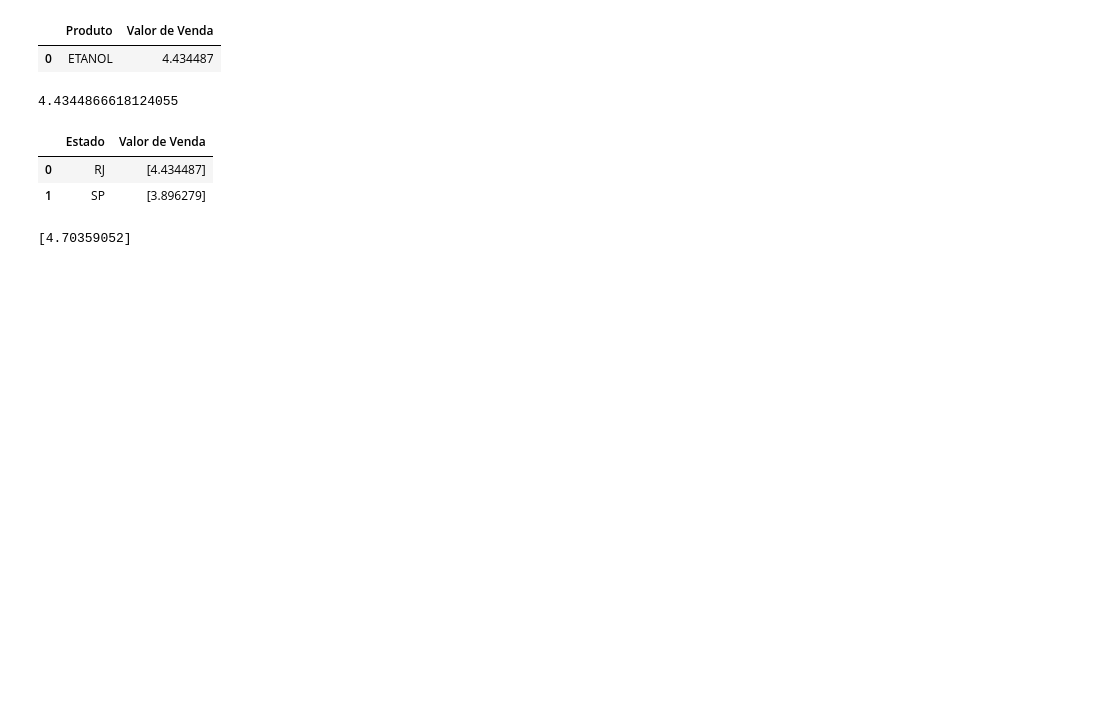
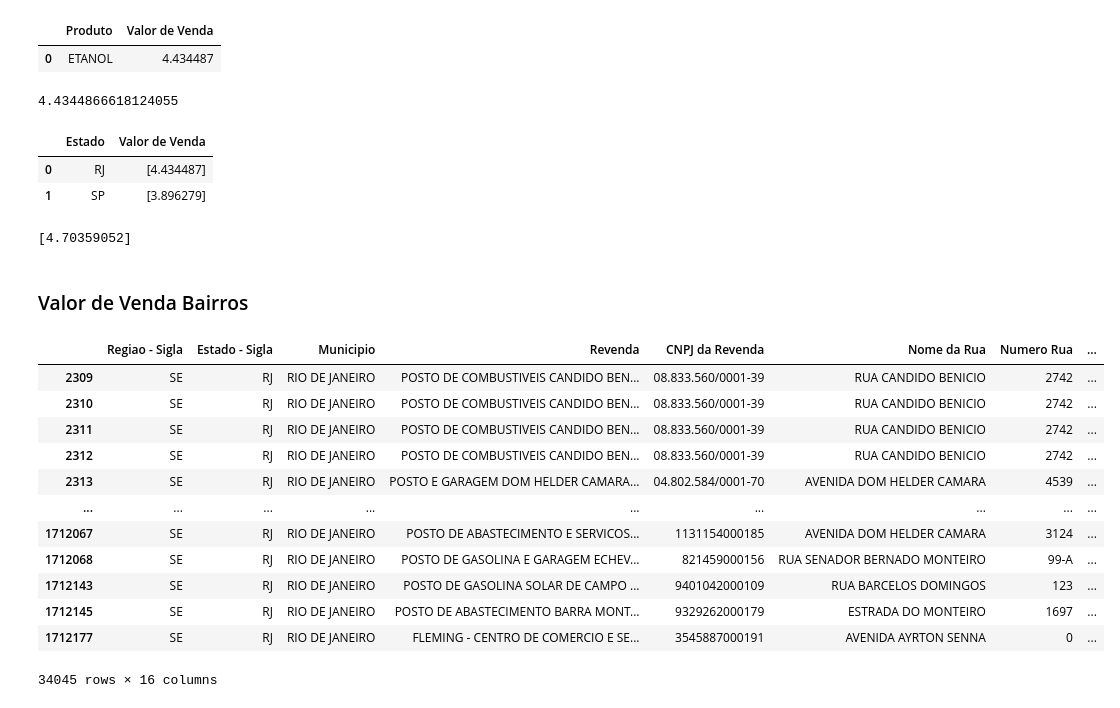
Before and after one commit to RafaelCruz660/UC2_Senac_dados, a Jupyter notebook: Precos_Combustivel_Brasil.ipynb, the cells around one changed output. Saved outputs shown, nothing was run; the diff lists cells and outputs as text; code cells hidden in the pictures; blank space fills up the shorter version.

```diff
--- a/Precos_Combustivel_Brasil.ipynb
+++ b/Precos_Combustivel_Brasil.ipynb
@@ -210,3 +212,22 @@ limite_inferior = q1 - (1.5 * iqr)
 print(limite_superior)
 # %% [output]
 [4.70359052]
+# %% [markdown]
+### Valor de Venda Bairros
+# %%
+df_rj2 = df.loc[df['Municipio'] == 'RIO DE JANEIRO']
+df_rj2
+# %% [output]
+|  | Regiao - Sigla | Estado - Sigla | Municipio | Revenda | CNPJ da Revenda | Nome da Rua | Numero Rua | ... |
+| 2309 | SE | RJ | RIO DE JANEIRO | POSTO DE COMBUSTIVEIS CANDIDO BEN... | 08.833.560/0001-39 | RUA CANDIDO BENICIO | 2742 | ... |
+| 2310 | SE | RJ | RIO DE JANEIRO | POSTO DE COMBUSTIVEIS CANDIDO BEN... | 08.833.560/0001-39 | RUA CANDIDO BENICIO | 2742 | ... |
+| 2311 | SE | RJ | RIO DE JANEIRO | POSTO DE COMBUSTIVEIS CANDIDO BEN... | 08.833.560/0001-39 | RUA CANDIDO BENICIO | 2742 | ... |
+| 2312 | SE | RJ | RIO DE JANEIRO | POSTO DE COMBUSTIVEIS CANDIDO BEN... | 08.833.560/0001-39 | RUA CANDIDO BENICIO | 2742 | ... |
+| 2313 | SE | RJ | RIO DE JANEIRO | POSTO E GARAGEM DOM HELDER CAMARA... | 04.802.584/0001-70 | AVENIDA DOM HELDER CAMARA | 4539 | ... |
+| ... | ... | ... | ... | ... | ... | ... | ... | ... |
+| 1712067 | SE | RJ | RIO DE JANEIRO | POSTO DE ABASTECIMENTO E SERVICOS... | 1131154000185 | AVENIDA DOM HELDER CAMARA | 3124 | ... |
+| 1712068 | SE | RJ | RIO DE JANEIRO | POSTO DE GASOLINA E GARAGEM ECHEV... | 821459000156 | RUA SENADOR BERNADO MONTEIRO | 99-A | ... |
+| 1712143 | SE | RJ | RIO DE JANEIRO | POSTO DE GASOLINA SOLAR DE CAMPO ... | 9401042000109 | RUA BARCELOS DOMINGOS | 123 | ... |
+| 1712145 | SE | RJ | RIO DE JANEIRO | POSTO DE ABASTECIMENTO BARRA MONT... | 9329262000179 | ESTRADA DO MONTEIRO | 1697 | ... |
+| 1712177 | SE | RJ | RIO DE JANEIRO | FLEMING - CENTRO DE COMERCIO E SE... | 3545887000191 | AVENIDA AYRTON SENNA | 0 | ... |
+34045 rows × 16 columns
```
Also changed, not shown: parts of 7 cells of this notebook.
